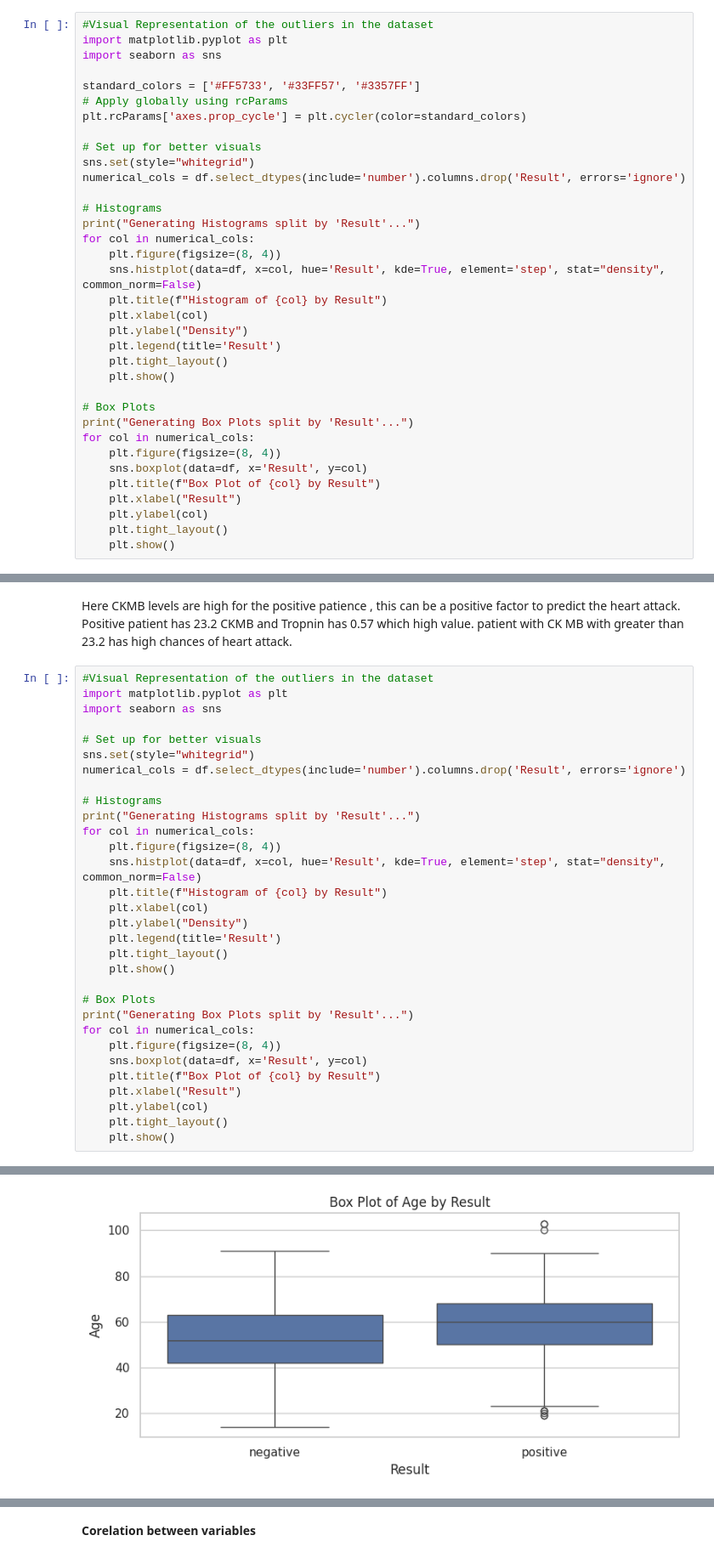
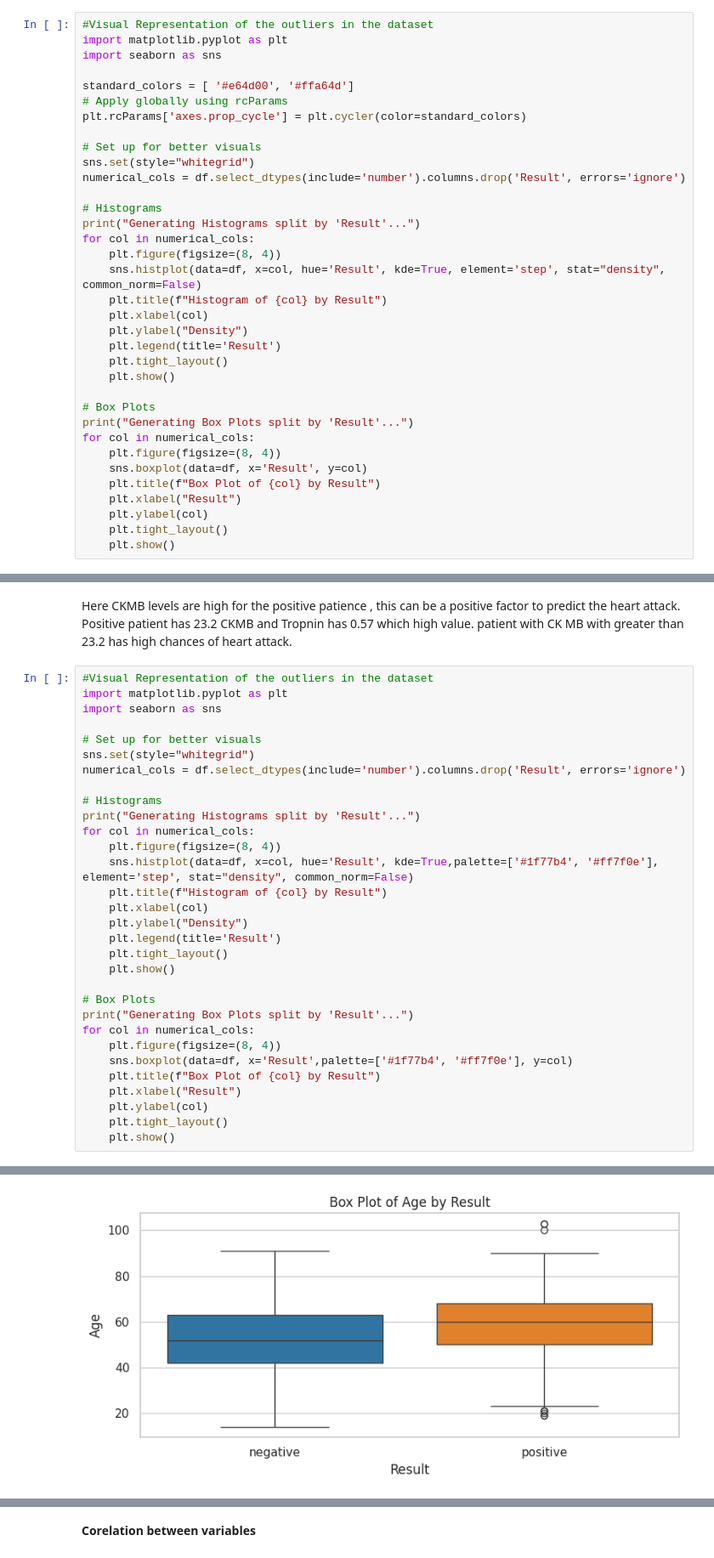
Before and after one commit to Madhulik123/Data-Analysis-project, a Jupyter notebook: heart.ipynb, the cells around one changed output, grey strips where cells are left out. Shown at 85% size. Drawn from its saved outputs; the diff is of its cells as text.

```diff
--- a/heart.ipynb
+++ b/heart.ipynb
@@ -142,7 +142,7 @@ No non-standard characters found in column 'Result' (or column is empty/contains
 import matplotlib.pyplot as plt
 import seaborn as sns
 
-standard_colors = ['#FF5733', '#33FF57', '#3357FF']
+standard_colors = [ '#e64d00', '#ffa64d']
 # Apply globally using rcParams
 plt.rcParams['axes.prop_cycle'] = plt.cycler(color=standard_colors)
 
@@ -278,7 +278,7 @@ numerical_cols = df.select_dtypes(include='number').columns.drop('Result', error
 print("Generating Histograms split by 'Result'...")
 for col in numerical_cols:
     plt.figure(figsize=(8, 4))
-    sns.histplot(data=df, x=col, hue='Result', kde=True, element='step', stat="density", common_norm=False)
+    sns.histplot(data=df, x=col, hue='Result', kde=True,palette=['#1f77b4', '#ff7f0e'], element='step', stat="density", common_norm=False)
     plt.title(f"Histogram of {col} by Result")
     plt.xlabel(col)
     plt.ylabel("Density")
@@ -290,7 +290,7 @@ for col in numerical_cols:
 print("Generating Box Plots split by 'Result'...")
 for col in numerical_cols:
     plt.figure(figsize=(8, 4))
-    sns.boxplot(data=df, x='Result', y=col)
+    sns.boxplot(data=df, x='Result',palette=['#1f77b4', '#ff7f0e'], y=col)
     plt.title(f"Box Plot of {col} by Result")
     plt.xlabel("Result")
     plt.ylabel(col)
@@ -310 +313 @@ Generating Box Plots split by 'Result'...
-[figure, old version]
+[figure, new version]
```
Also changed, not shown: parts of 6 cells of this notebook.
